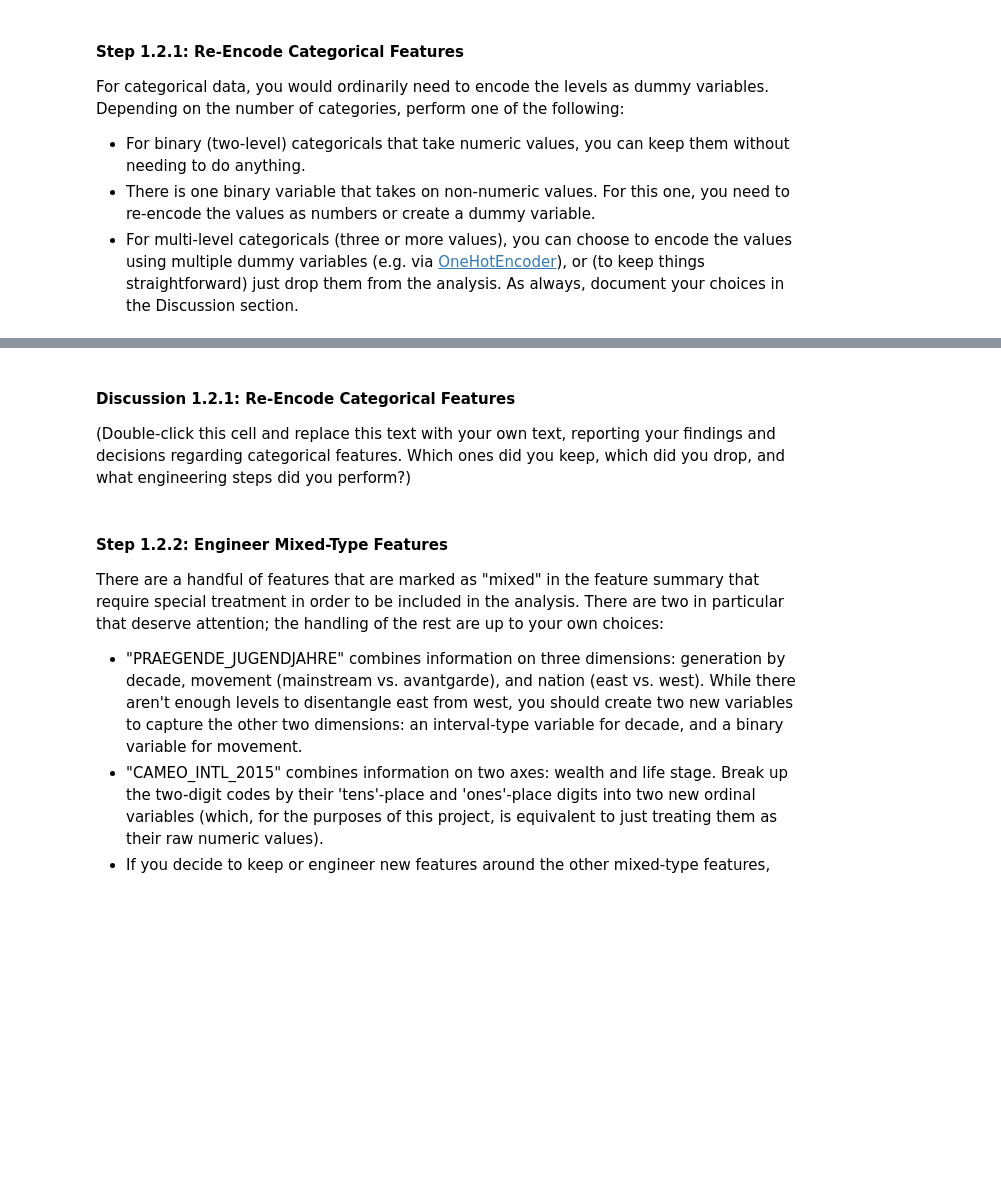
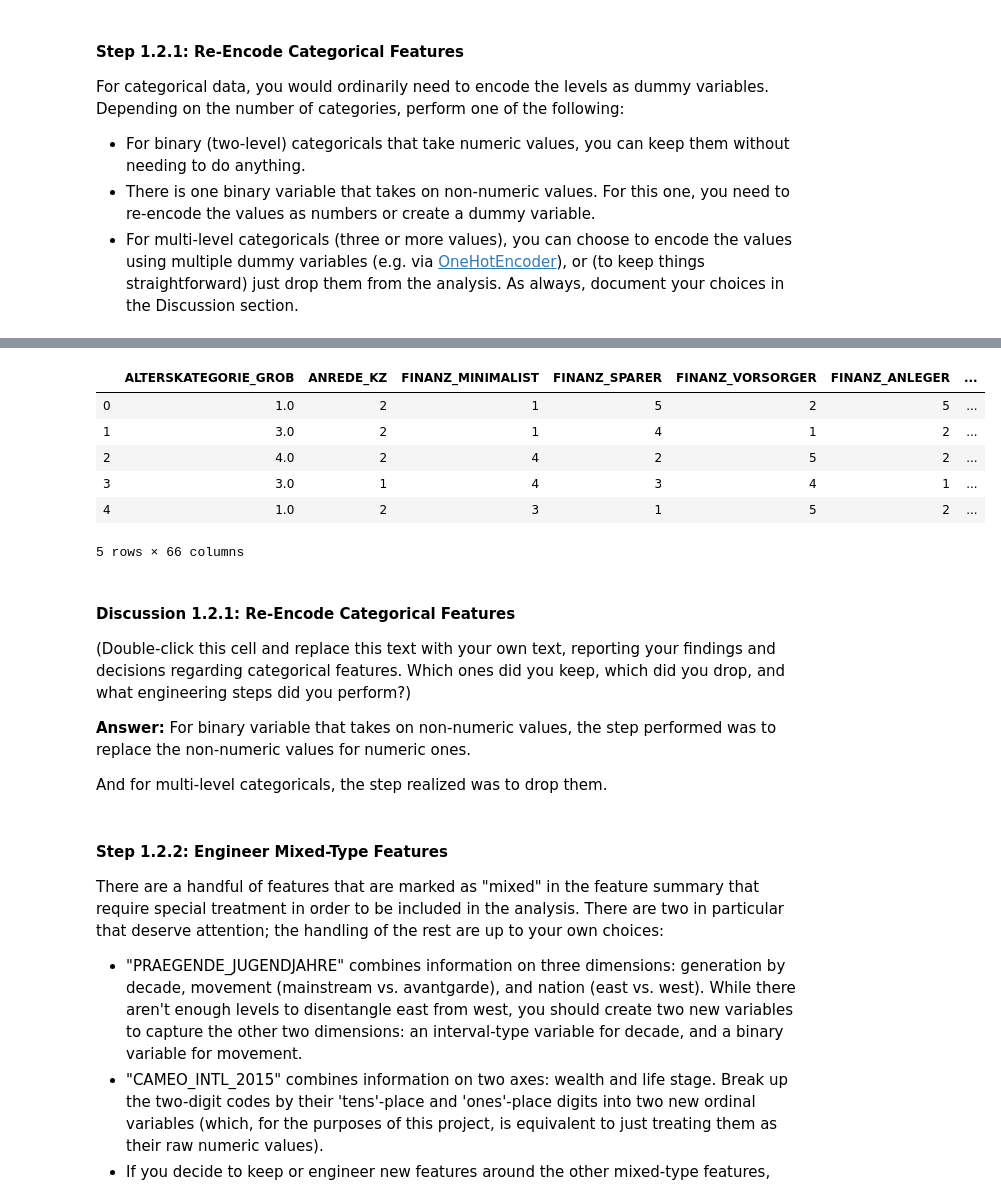
Before and after one commit to luis-valverde/Identify-Customer-Segments-with-Arvato, a Jupyter notebook: Identify_Customer_Segments.ipynb, the cells around one changed output, grey strips where cells are left out. Cells and saved outputs as stored; diff of their text form; code cells hidden in the pictures; blank space fills up the shorter version.

```diff
--- a/Identify_Customer_Segments.ipynb
+++ b/Identify_Customer_Segments.ipynb
@@ -396,2 +428,33 @@ For categorical data, you would ordinarily need to encode the levels as dummy va
+# %%
+# Identify categorical features
+def identify_categorical_features(dataframe):
+    pretty_printer = pprint.PrettyPrinter()
+
+    for column_name in categorical_columns:
+        # Identify binary columns
+        if column_name in dataframe and dataframe[column_name].nunique() <= 2:
+            binary_columns[column_name] = dataframe[column_name].unique()
+
+        # Identify multi-level columns
+        elif column_name in dataframe:
+            multi_columns[column_name] = dataframe[column_name].unique()
+
+    print("Binary columns\n")
+    pretty_printer.pprint(binary_columns)
+
+    print("Multi-level columns\n")
+    pretty_printer.pprint(multi_columns)
+
+# Re-encode categorical features
+def reencode_categorical_features(dataframe):
+    # Standardize binary columns into 0 or 1
+    # This columns was chosen because it takes on non-numeric values
+    new_values = {'W': 0, 'O': 1}
+    dataframe['OST_WEST_KZ'].replace(new_values, inplace=True)
+
+    # Remove multi-level columns
+    dataframe.drop(list(multi_columns.keys()), axis='columns', inplace=True)
+
+    return dataframe
 # %%
 # Re-encode categorical variable(s) to be kept in the analysis.
@@ -398,7 +484,22 @@ For categorical data, you would ordinarily need to encode the levels as dummy va
+# %%
+data_subset.head()
+# %% [output]
+|  | ALTERSKATEGORIE_GROB | ANREDE_KZ | FINANZ_MINIMALIST | FINANZ_SPARER | FINANZ_VORSORGER | FINANZ_ANLEGER | ... |
+| 0 | 1.0 | 2 | 1 | 5 | 2 | 5 | ... |
+| 1 | 3.0 | 2 | 1 | 4 | 1 | 2 | ... |
+| 2 | 4.0 | 2 | 4 | 2 | 5 | 2 | ... |
+| 3 | 3.0 | 1 | 4 | 3 | 4 | 1 | ... |
+| 4 | 1.0 | 2 | 3 | 1 | 5 | 2 | ... |
+5 rows × 66 columns
 # %% [markdown]
 #### Discussion 1.2.1: Re-Encode Categorical Features
 
 (Double-click this cell and replace this text with your own text, reporting your findings and decisions regarding categorical features. Which ones did you keep, which did you drop, and what engineering steps did you perform?)
+
+**Answer:**
+For binary variable that takes on non-numeric values, the step performed was to replace the non-numeric values for numeric ones.
+
+And for multi-level categoricals, the step realized was to drop them.
 # %% [markdown]
 #### Step 1.2.2: Engineer Mixed-Type Features
 
```
Also changed, not shown: parts of 14 cells of this notebook.
